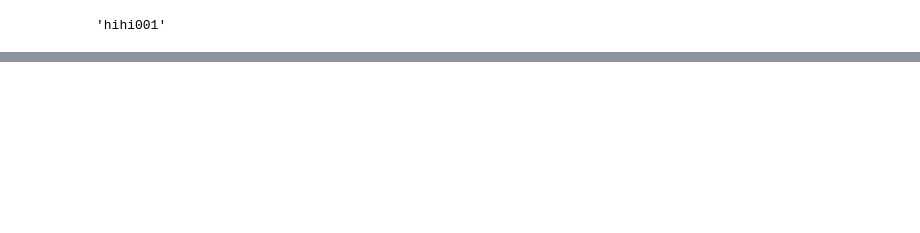
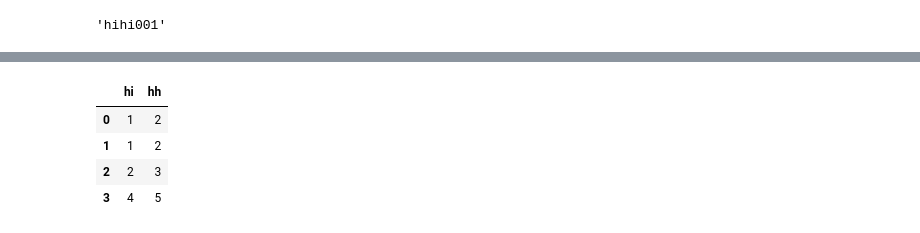
Before and after one commit to SunCreation/myalgo, a Jupyter notebook: lms/nlp/summary/KoreanNews.ipynb, the cells around one changed output, grey strips where cells are left out. Saved outputs shown, nothing was run; the diff lists cells and outputs as text; code cells hidden in the pictures; blank space fills up the shorter version.

```diff
--- a/lms/nlp/summary/KoreanNews.ipynb
+++ b/lms/nlp/summary/KoreanNews.ipynb
@@ -15,0 +28,9 @@ newsurl = 'https://n.news.naver.com/article/'
+# %%
+df.columns = ['hi','hh']
+df
+# %% [output]
+|  | hi | hh |
+| 0 | 1 | 2 |
+| 1 | 1 | 2 |
+| 2 | 2 | 3 |
+| 3 | 4 | 5 |
```
Also changed, not shown: parts of 13 cells of this notebook, 13 other files.
